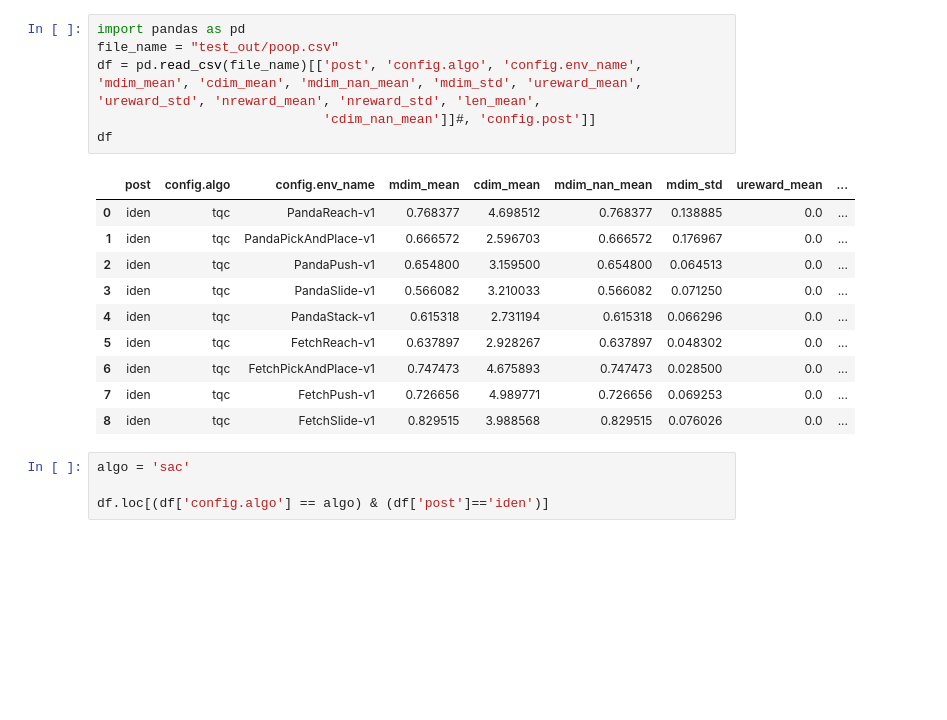
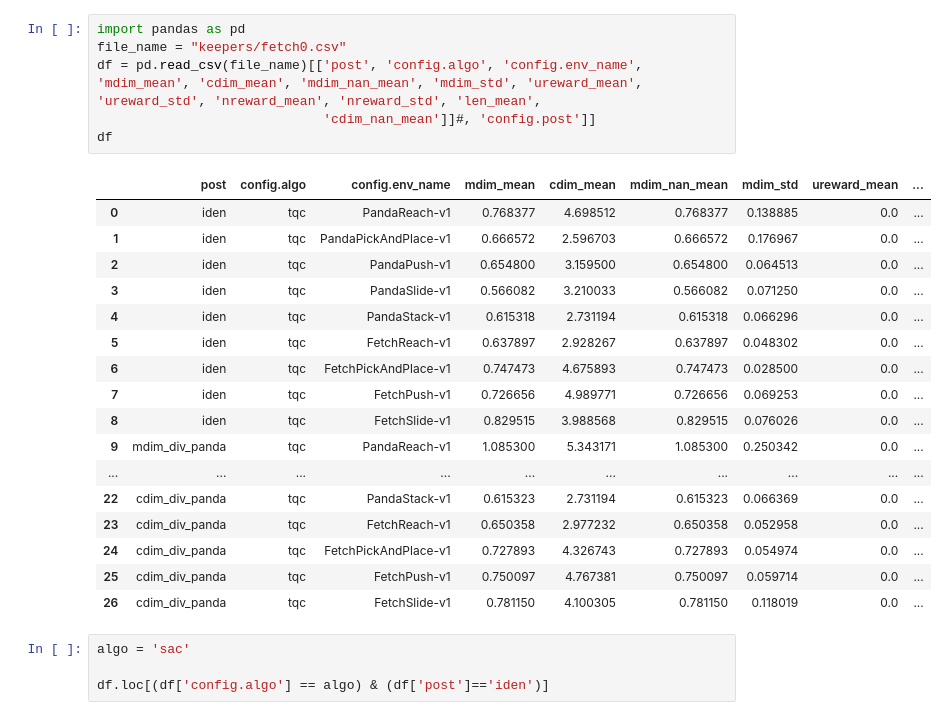
Before and after one commit to sgillen/policy_refinement, a Jupyter notebook: load_ars_zoo.ipynb, the cells around one changed output. Cells and saved outputs as stored; diff of their text form; blank space fills up the shorter version.

```diff
--- a/load_ars_zoo.ipynb
+++ b/load_ars_zoo.ipynb
@@ -1,20 +1,27 @@
 # %%
 import pandas as pd
-file_name = "test_out/poop.csv"
+file_name = "keepers/fetch0.csv"
 df = pd.read_csv(file_name)[['post', 'config.algo', 'config.env_name', 'mdim_mean', 'cdim_mean', 'mdim_nan_mean', 'mdim_std', 'ureward_mean', 'ureward_std', 'nreward_mean', 'nreward_std', 'len_mean',
                              'cdim_nan_mean']]#, 'config.post']]
 df
 # %% [output]
 |  | post | config.algo | config.env_name | mdim_mean | cdim_mean | mdim_nan_mean | mdim_std | ureward_mean | ... |
 | 0 | iden | tqc | PandaReach-v1 | 0.768377 | 4.698512 | 0.768377 | 0.138885 | 0.0 | ... |
 | 1 | iden | tqc | PandaPickAndPlace-v1 | 0.666572 | 2.596703 | 0.666572 | 0.176967 | 0.0 | ... |
 | 2 | iden | tqc | PandaPush-v1 | 0.654800 | 3.159500 | 0.654800 | 0.064513 | 0.0 | ... |
 | 3 | iden | tqc | PandaSlide-v1 | 0.566082 | 3.210033 | 0.566082 | 0.071250 | 0.0 | ... |
 | 4 | iden | tqc | PandaStack-v1 | 0.615318 | 2.731194 | 0.615318 | 0.066296 | 0.0 | ... |
 | 5 | iden | tqc | FetchReach-v1 | 0.637897 | 2.928267 | 0.637897 | 0.048302 | 0.0 | ... |
 | 6 | iden | tqc | FetchPickAndPlace-v1 | 0.747473 | 4.675893 | 0.747473 | 0.028500 | 0.0 | ... |
 | 7 | iden | tqc | FetchPush-v1 | 0.726656 | 4.989771 | 0.726656 | 0.069253 | 0.0 | ... |
 | 8 | iden | tqc | FetchSlide-v1 | 0.829515 | 3.988568 | 0.829515 | 0.076026 | 0.0 | ... |
+| 9 | mdim_div_panda | tqc | PandaReach-v1 | 1.085300 | 5.343171 | 1.085300 | 0.250342 | 0.0 | ... |
+| ... | ... | ... | ... | ... | ... | ... | ... | ... | ... |
+| 22 | cdim_div_panda | tqc | PandaStack-v1 | 0.615323 | 2.731194 | 0.615323 | 0.066369 | 0.0 | ... |
+| 23 | cdim_div_panda | tqc | FetchReach-v1 | 0.650358 | 2.977232 | 0.650358 | 0.052958 | 0.0 | ... |
+| 24 | cdim_div_panda | tqc | FetchPickAndPlace-v1 | 0.727893 | 4.326743 | 0.727893 | 0.054974 | 0.0 | ... |
+| 25 | cdim_div_panda | tqc | FetchPush-v1 | 0.750097 | 4.767381 | 0.750097 | 0.059714 | 0.0 | ... |
+| 26 | cdim_div_panda | tqc | FetchSlide-v1 | 0.781150 | 4.100305 | 0.781150 | 0.118019 | 0.0 | ... |
 # %%
 algo = 'sac'
 
```
Also changed, not shown: 2 other files.
